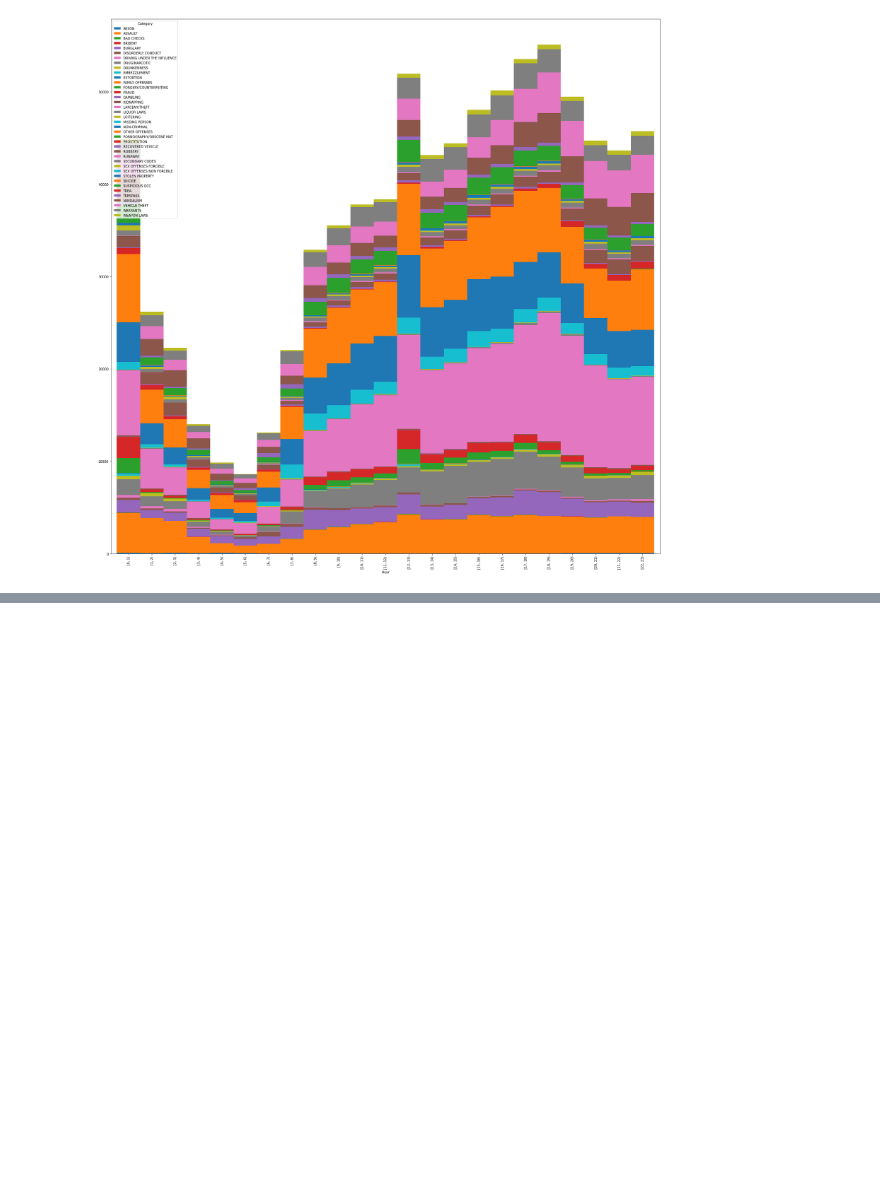
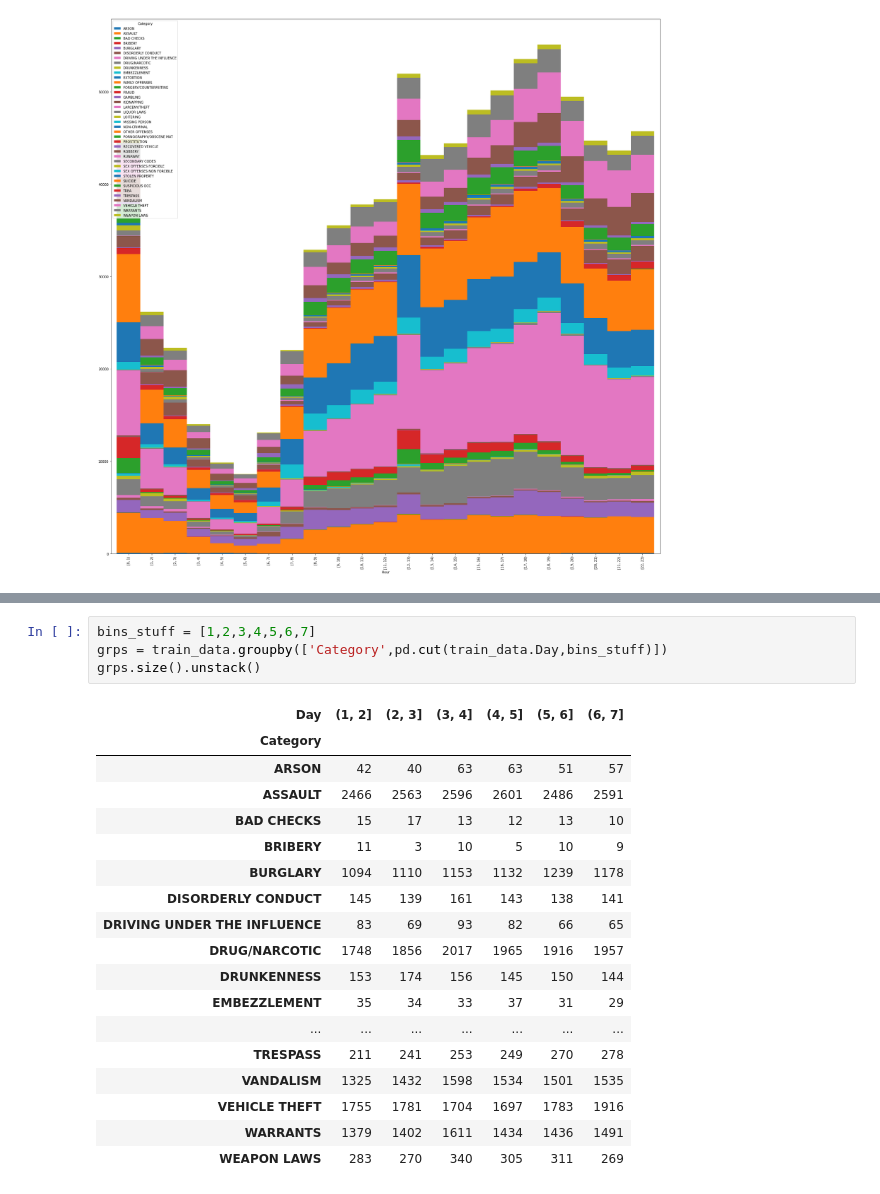
Before and after one commit to Pink-Raccoon/MLDM_KaggleProjekt, a Jupyter notebook: KaggleMiniprojekt.ipynb, the cells around one changed output, grey strips where cells are left out. Drawn from its saved outputs; the diff is of its cells as text; blank space fills up the shorter version.

```diff
--- a/KaggleMiniprojekt.ipynb
+++ b/KaggleMiniprojekt.ipynb
@@ -167,6 +154,29 @@ grps.size().unstack()
 | VEHICLE THEFT | 8758 | 9111 | 3700 | 3250 | 2983 | 2603 | 2197 | ... |
 | WARRANTS | 4006 | 3414 | 3255 | 3486 | 2902 | 2893 | 3065 | ... |
 | WEAPON LAWS | 634 | 679 | 678 | 641 | 712 | 701 | 644 | ... |
+# %%
+bins_stuff = [1,2,3,4,5,6,7]
+grps = train_data.groupby(['Category',pd.cut(train_data.Day,bins_stuff)])
+grps.size().unstack()
+# %% [output]
+| Day | (1, 2] | (2, 3] | (3, 4] | (4, 5] | (5, 6] | (6, 7] |
+| Category |  |  |  |  |  |  |
+| ARSON | 42 | 40 | 63 | 63 | 51 | 57 |
+| ASSAULT | 2466 | 2563 | 2596 | 2601 | 2486 | 2591 |
+| BAD CHECKS | 15 | 17 | 13 | 12 | 13 | 10 |
+| BRIBERY | 11 | 3 | 10 | 5 | 10 | 9 |
+| BURGLARY | 1094 | 1110 | 1153 | 1132 | 1239 | 1178 |
+| DISORDERLY CONDUCT | 145 | 139 | 161 | 143 | 138 | 141 |
+| DRIVING UNDER THE INFLUENCE | 83 | 69 | 93 | 82 | 66 | 65 |
+| DRUG/NARCOTIC | 1748 | 1856 | 2017 | 1965 | 1916 | 1957 |
+| DRUNKENNESS | 153 | 174 | 156 | 145 | 150 | 144 |
+| EMBEZZLEMENT | 35 | 34 | 33 | 37 | 31 | 29 |
+| ... | ... | ... | ... | ... | ... | ... |
+| TRESPASS | 211 | 241 | 253 | 249 | 270 | 278 |
+| VANDALISM | 1325 | 1432 | 1598 | 1534 | 1501 | 1535 |
+| VEHICLE THEFT | 1755 | 1781 | 1704 | 1697 | 1783 | 1916 |
+| WARRANTS | 1379 | 1402 | 1611 | 1434 | 1436 | 1491 |
+| WEAPON LAWS | 283 | 270 | 340 | 305 | 311 | 269 |
 # %%
 m = fo.Map(location=[37.773972,-122.446747],zoom_start=13)
 fo.Marker(
```
Also changed, not shown: parts of 9 cells of this notebook.
